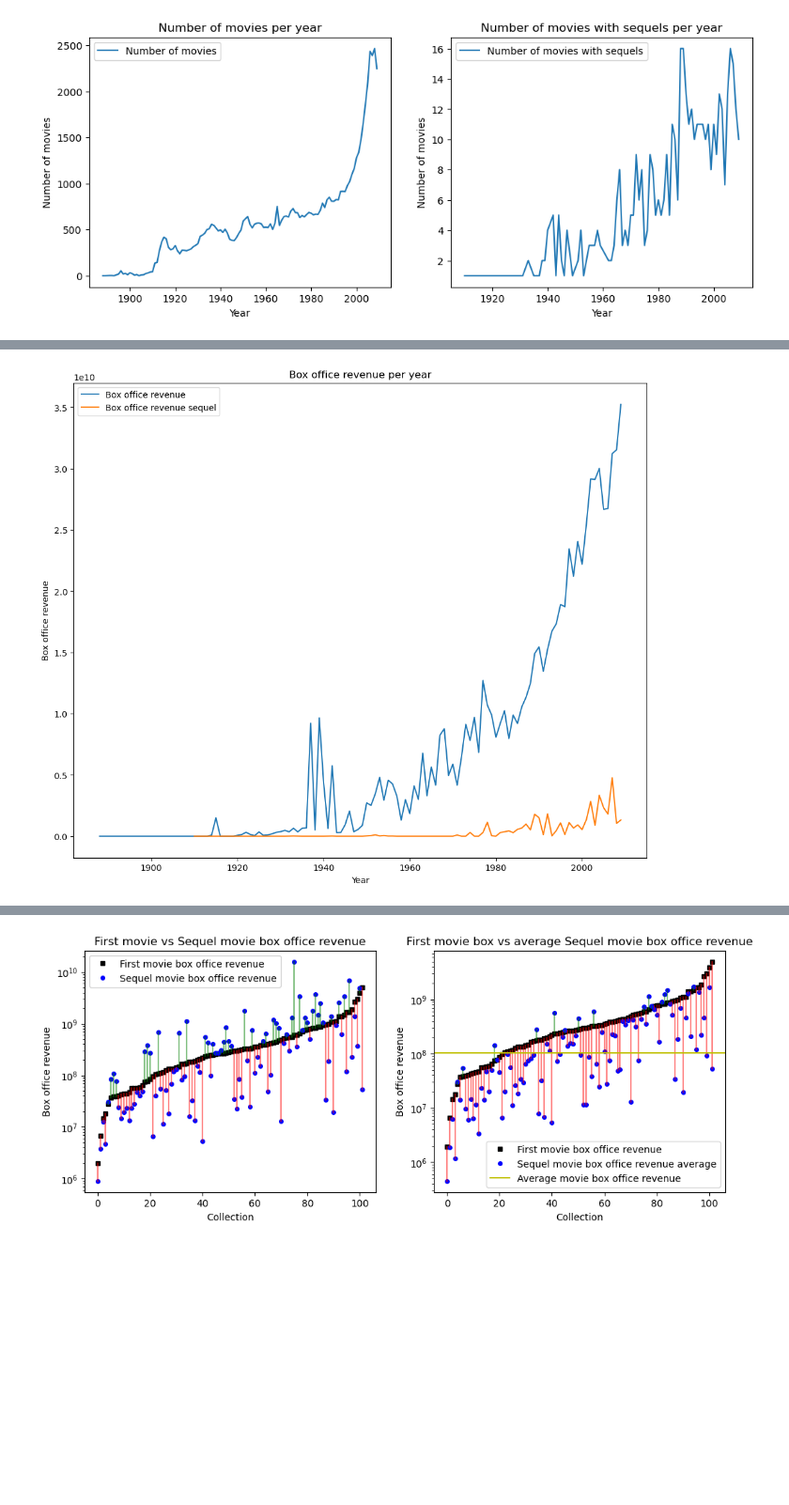
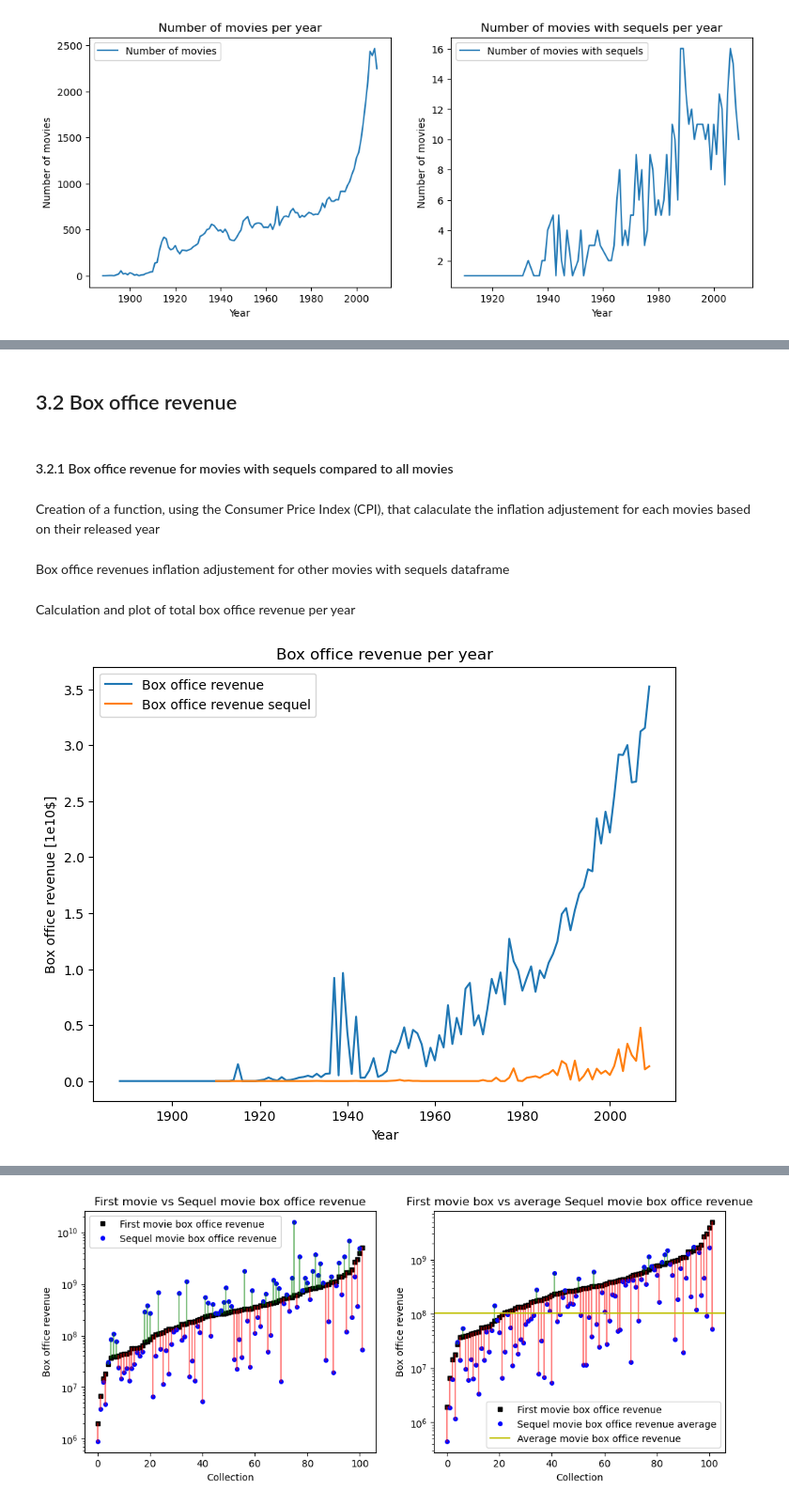
Before and after one commit to epfl-ada/ada-2024-project-onceuponatimeindata, a Jupyter notebook: dat_analysis.ipynb, the cells around one changed output, grey strips where cells are left out. Shown at 94% size. Drawn from its saved outputs; the diff is of its cells as text; code cells hidden in the pictures; blank space fills up the shorter version.

Commit message:
comments + plot clean

```diff
--- a/dat_analysis.ipynb
+++ b/dat_analysis.ipynb
@@ -82,3 +117,9 @@ plt.show()
+# %% [markdown]
+## 3.2 Box office revenue
+# %% [markdown]
+#### 3.2.1 Box office revenue for movies with sequels compared to all movies
+# %% [markdown]
+Creation of a function, using the Consumer Price Index (CPI), that calaculate the inflation adjustement for each movies based on their released year
 # %%
 
 def inflate(revenue, year):
@@ -90,41 +133,55 @@ def inflate(revenue, year):
 
 movie_df["Movie box office revenue inflation adj"] = movie_df.apply(lambda x: inflate(x["Movie box office revenue"], x["release year"]), axis=1)
+# %% [markdown]
+Box office revenues inflation adjustement for other movies with sequels dataframe
 # %%
 movie_df_sequel_only["Movie box office revenue inflation adj"] = movie_df_sequel_only.apply(lambda x: inflate(x["Movie box office revenue"], x["release year"]), axis=1)
 movie_df_sequel_original["Movie box office revenue inflation adj"] = movie_df_sequel_original.apply(lambda x: inflate(x["Movie box office revenue"], x["release year"]), axis=1)
+# %% [markdown]
+Calculation and plot of total box office revenue per year
 # %%
+#sum of the box office revenue per year, first for all movies, then for movies with sequels
+
 box_office_per_year = movie_df.groupby("release year")["Movie box office revenue inflation adj"].agg('sum')
 box_office_sequel_per_year = movie_df_sequel_only.groupby("release year")["Movie box office revenue inflation adj"].agg('sum')
+
+#replace NaN values by 0
 
 box_office_per_year = box_office_per_year.fillna(0)
 box_office_sequel_per_year = box_office_sequel_per_year.fillna(0)
 
 """
 fig = plt.figure(figsize=(12, 10))
 ax1 = fig.add_subplot()
 ax1.plot(box_office_per_year.index, box_office_per_year, label="Box office revenue")
 ax1.legend()
 ax1.title.set_text("Box office revenue per year")
 ax1.set_xlabel("Year")
 ax1.set_ylabel("Box office revenue")
 
 ax2 = fig.add_subplot()
 ax2.plot(box_office_sequel_per_year.index, box_office_sequel_per_year, label="Box office revenue sequel")
 ax2.legend()
 ax2.title.set_text("Box office revenue sequel per year")
 ax2.set_xlabel("Year")
 ax2.set_ylabel("Box office revenue")
+plt.show()
 """
 
-fig, ax = plt.subplots(figsize=(12, 10))
+# Plot figure 4: box office revenue per year
+
+fig, ax = plt.subplots(figsize=(8, 6))
 ax.plot(box_office_per_year.index, box_office_per_year, label="Box office revenue")
 ax.plot(box_office_sequel_per_year.index, box_office_sequel_per_year, label="Box office revenue sequel")
 
+plt.draw()                                                  # Draw the plot to get the current y-axis offset
+y_axis_offset = ax.get_yaxis().get_offset_text().get_text() # get the scientific notation multiplier from the axis and use it in the label
+ax.set_ylabel(f"Box office revenue [{y_axis_offset}$]")
+ax.get_yaxis().get_offset_text().set_visible(False)         # remove the scientific notation from the axis to avoid duplication
 ax.legend()
 ax.set_title("Box office revenue per year")
 ax.set_xlabel("Year")
-ax.set_ylabel("Box office revenue")
 
 plt.show()
 # %% [output]
-[figure, old version]
+[figure, new version]
```
Also changed, not shown: parts of 30 cells of this notebook.
